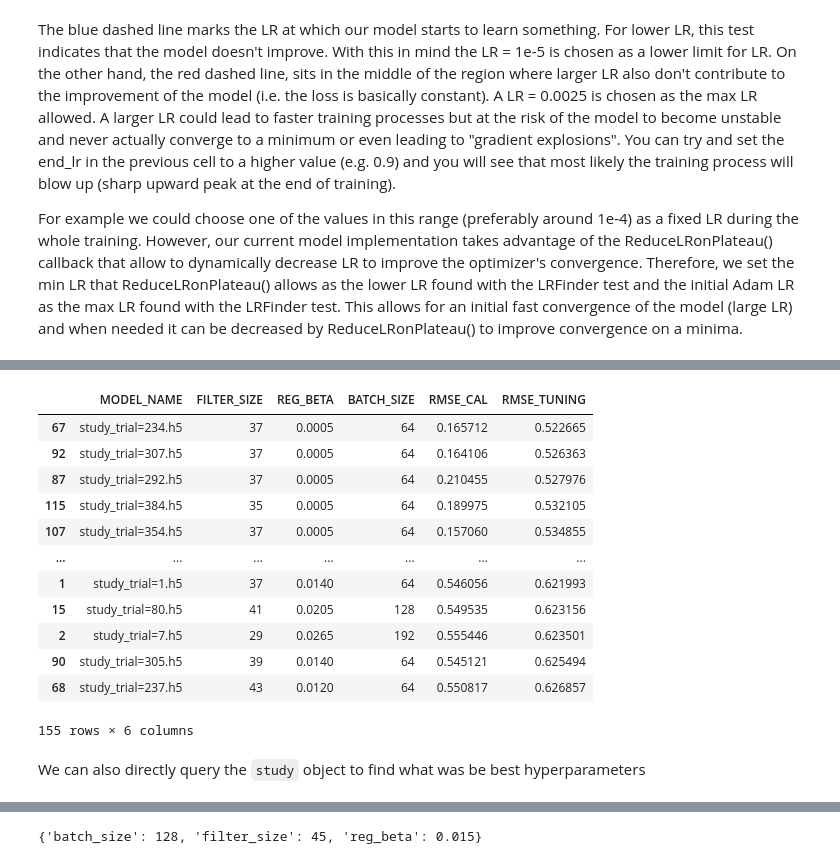
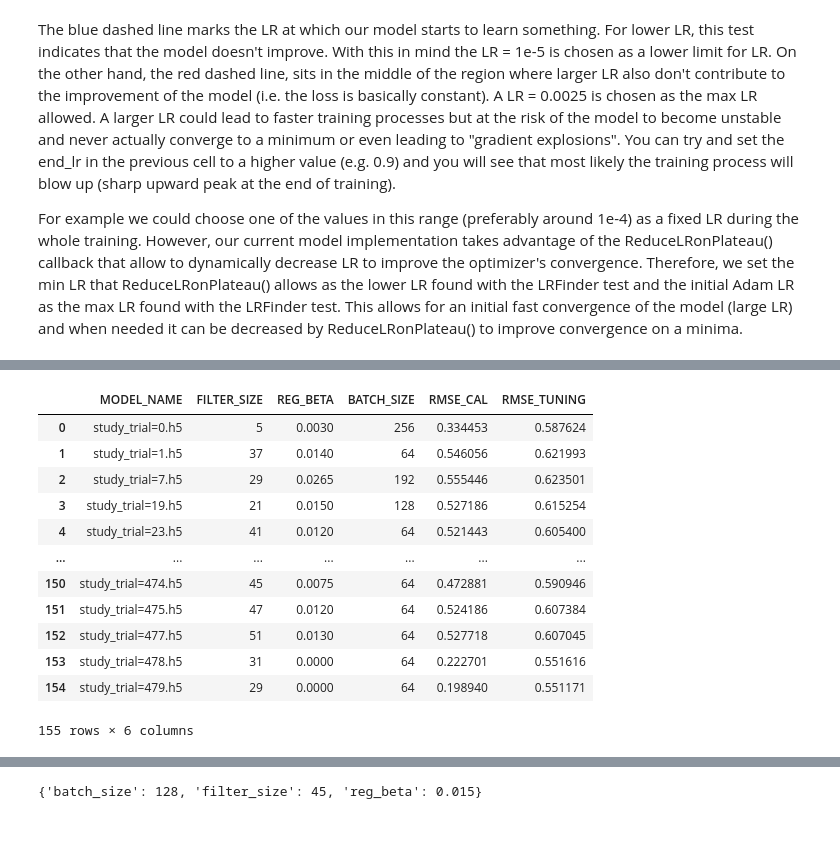
Before and after one commit to dario-passos/DeepLearning_for_VIS-NIR_Spectra, a Jupyter notebook: notebooks/Tutorial_on_DL_optimization/optimization_tutorial_regression.ipynb, the cells around one changed output, grey strips where cells are left out. Cells and saved outputs as stored; diff of their text form; code cells hidden in the pictures; blank space fills up the shorter version.

```diff
--- a/notebooks/Tutorial_on_DL_optimization/optimization_tutorial_regression.ipynb
+++ b/notebooks/Tutorial_on_DL_optimization/optimization_tutorial_regression.ipynb
@@ -1103,18 +1115,0 @@ metricas_df.to_csv('metricas.csv')
-# %%
-metricas_df.sort_values(by='RMSE_TUNING')
-# %% [output]
-|  | MODEL_NAME | FILTER_SIZE | REG_BETA | BATCH_SIZE | RMSE_CAL | RMSE_TUNING |
-| 67 | study_trial=234.h5 | 37 | 0.0005 | 64 | 0.165712 | 0.522665 |
-| 92 | study_trial=307.h5 | 37 | 0.0005 | 64 | 0.164106 | 0.526363 |
-| 87 | study_trial=292.h5 | 37 | 0.0005 | 64 | 0.210455 | 0.527976 |
-| 115 | study_trial=384.h5 | 35 | 0.0005 | 64 | 0.189975 | 0.532105 |
-| 107 | study_trial=354.h5 | 37 | 0.0005 | 64 | 0.157060 | 0.534855 |
-| ... | ... | ... | ... | ... | ... | ... |
-| 1 | study_trial=1.h5 | 37 | 0.0140 | 64 | 0.546056 | 0.621993 |
-| 15 | study_trial=80.h5 | 41 | 0.0205 | 128 | 0.549535 | 0.623156 |
-| 2 | study_trial=7.h5 | 29 | 0.0265 | 192 | 0.555446 | 0.623501 |
-| 90 | study_trial=305.h5 | 39 | 0.0140 | 64 | 0.545121 | 0.625494 |
-| 68 | study_trial=237.h5 | 43 | 0.0120 | 64 | 0.550817 | 0.626857 |
-155 rows × 6 columns
-# %% [markdown]
-We can also directly query the <code>study</code> object to find what was be best hyperparameters
@@ -1120,0 +1119,17 @@ We can also directly query the <code>study</code> object to find what was be bes
+# %%
+## print metricas
+metricas_df
+# %% [output]
+|  | MODEL_NAME | FILTER_SIZE | REG_BETA | BATCH_SIZE | RMSE_CAL | RMSE_TUNING |
+| 0 | study_trial=0.h5 | 5 | 0.0030 | 256 | 0.334453 | 0.587624 |
+| 1 | study_trial=1.h5 | 37 | 0.0140 | 64 | 0.546056 | 0.621993 |
+| 2 | study_trial=7.h5 | 29 | 0.0265 | 192 | 0.555446 | 0.623501 |
+| 3 | study_trial=19.h5 | 21 | 0.0150 | 128 | 0.527186 | 0.615254 |
+| 4 | study_trial=23.h5 | 41 | 0.0120 | 64 | 0.521443 | 0.605400 |
+| ... | ... | ... | ... | ... | ... | ... |
+| 150 | study_trial=474.h5 | 45 | 0.0075 | 64 | 0.472881 | 0.590946 |
+| 151 | study_trial=475.h5 | 47 | 0.0120 | 64 | 0.524186 | 0.607384 |
+| 152 | study_trial=477.h5 | 51 | 0.0130 | 64 | 0.527718 | 0.607045 |
+| 153 | study_trial=478.h5 | 31 | 0.0000 | 64 | 0.222701 | 0.551616 |
+| 154 | study_trial=479.h5 | 29 | 0.0000 | 64 | 0.198940 | 0.551171 |
+155 rows × 6 columns
```
Also changed, not shown: parts of 34 cells of this notebook, 44 other files.
